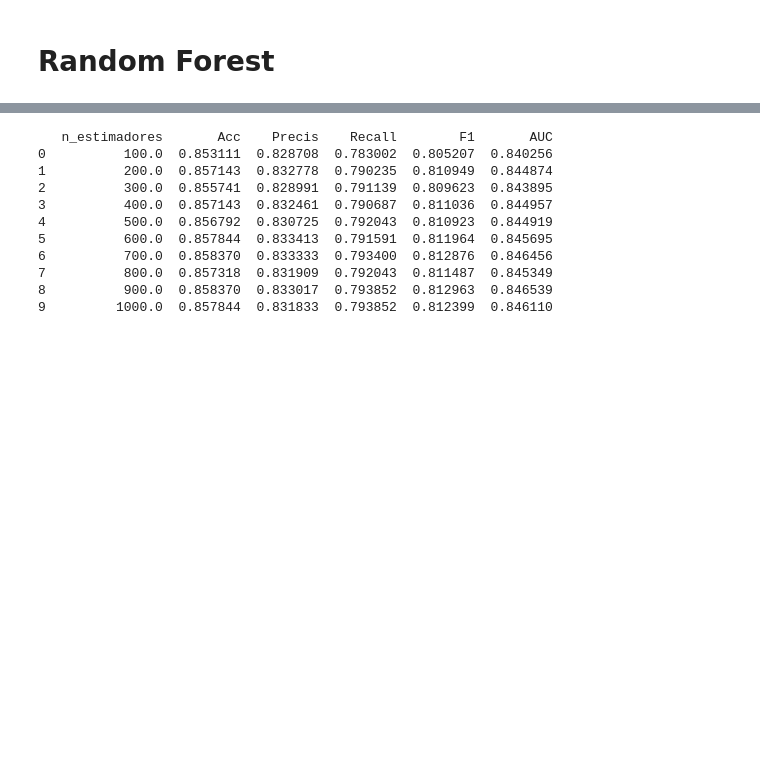
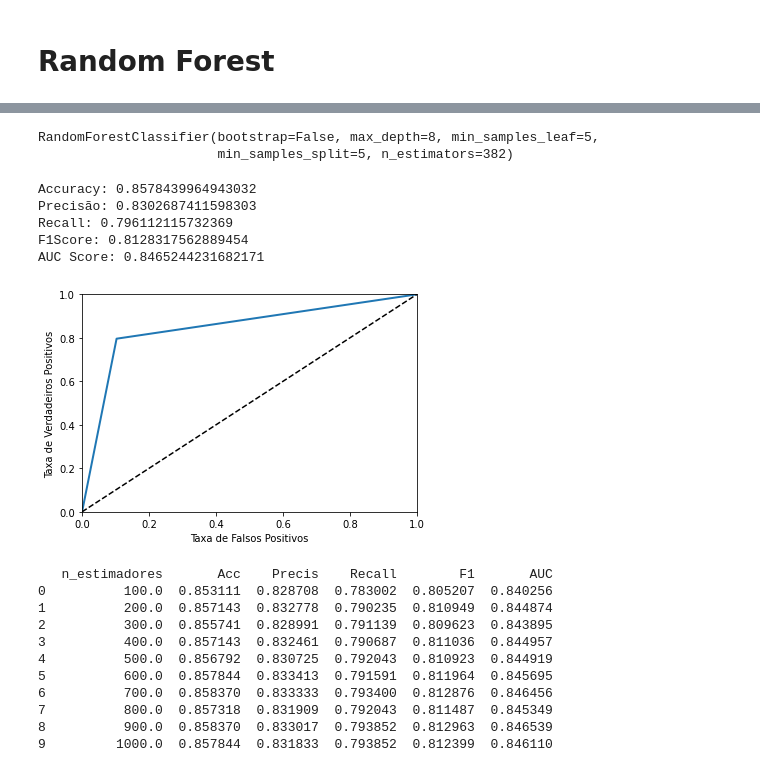
Before and after one commit to mrelero/machine-learning-anatel-database, a Jupyter notebook: primary-ml-techs.ipynb, the cells around one changed output, grey strips where cells are left out. Saved outputs shown, nothing was run; the diff lists cells and outputs as text; code cells hidden in the pictures; blank space fills up the shorter version.

Commit message:
Uso do SKOPT para Random Forest

```diff
--- a/primary-ml-techs.ipynb
+++ b/primary-ml-techs.ipynb
@@ -470,3 +471,21 @@ A regulagem das árvores podem ser realizadas por meio dos parâmetros:
 # Random Forest
 # %%
 from sklearn.ensemble import RandomForestClassifier
+# %%
+from skopt import BayesSearchCV
+from skopt.space import Real, Categorical, Integer
+
+search_space = {"bootstrap": Categorical([True, False]), # values for boostrap can be either True or False
+        "max_depth": Integer(6, 20), # values of max_depth are integers from 6 to 20
+        "max_features": Categorical(['auto', 'sqrt','log2']),
+        "min_samples_leaf": Integer(2, 10),
+        "min_samples_split": Integer(2, 10),
+        "n_estimators": Integer(100, 500)
+    }
+# %%
+forest_clf = RandomForestClassifier()
+
+forest_bayes_search = BayesSearchCV(forest_clf, search_space, n_iter=32, # specify how many iterations
+                                    scoring="accuracy", n_jobs=-1, cv=5)
+
+forest_bayes_search.fit(X_train, y_train)
@@ -473,3 +501,36 @@ from sklearn.ensemble import RandomForestClassifier
+# %%
+forest_bayes_search.best_score_
+
+forest_bayes_search.best_estimator_
+# %% [output]
+RandomForestClassifier(bootstrap=False, max_depth=8, min_samples_leaf=5,
+                       min_samples_split=5, n_estimators=382)
+# %%
+Rand_Forest_Class = forest_bayes_search.best_estimator_
+
+y_pred = Rand_Forest_Class.predict(X_test)
+
+print("Accuracy:",metrics.accuracy_score(y_test, y_pred))
+cmRF = confusion_matrix(y_test, y_pred)
+
+
+pRF = precision_score(y_test,y_pred)
+rRF = recall_score(y_test,y_pred)
+F1RF = f1_score(y_test, y_pred)
+print("Precisão:", pRF)
+print("Recall:", rRF)
+print("F1Score:", F1RF)
+fprRF, tprRF, threshold_RF = roc_curve(y_test,y_pred)
+plot_roc_curve(fprRF,tprRF)
+aucRF = roc_auc_score(y_test,y_pred)
+print("AUC Score:",aucRF)
+# %% [output]
+Accuracy: 0.8578439964943032
+Precisão: 0.8302687411598303
+Recall: 0.796112115732369
+F1Score: 0.8128317562889454
+AUC Score: 0.8465244231682171
+[figure, added]
 # %%
 ## Código - Parâmetros Ajustados
 estimadores = [100, 200, 300, 400, 500, 600, 700, 800, 900, 1000]
```
Also changed, not shown: parts of 2 cells of this notebook.
